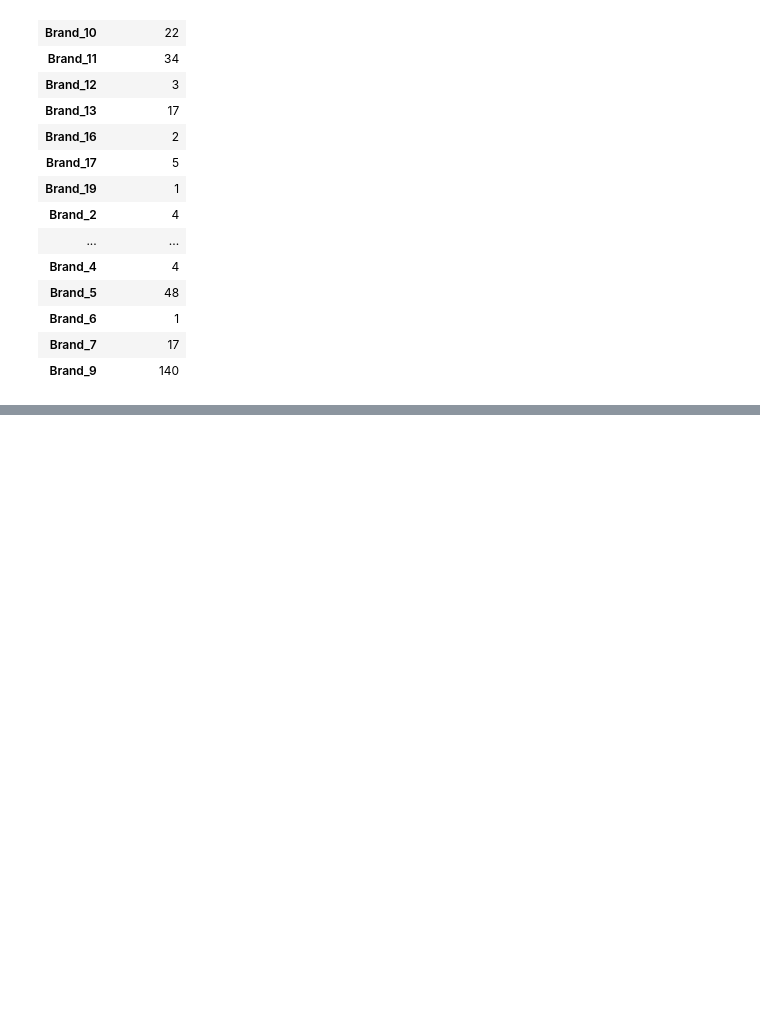
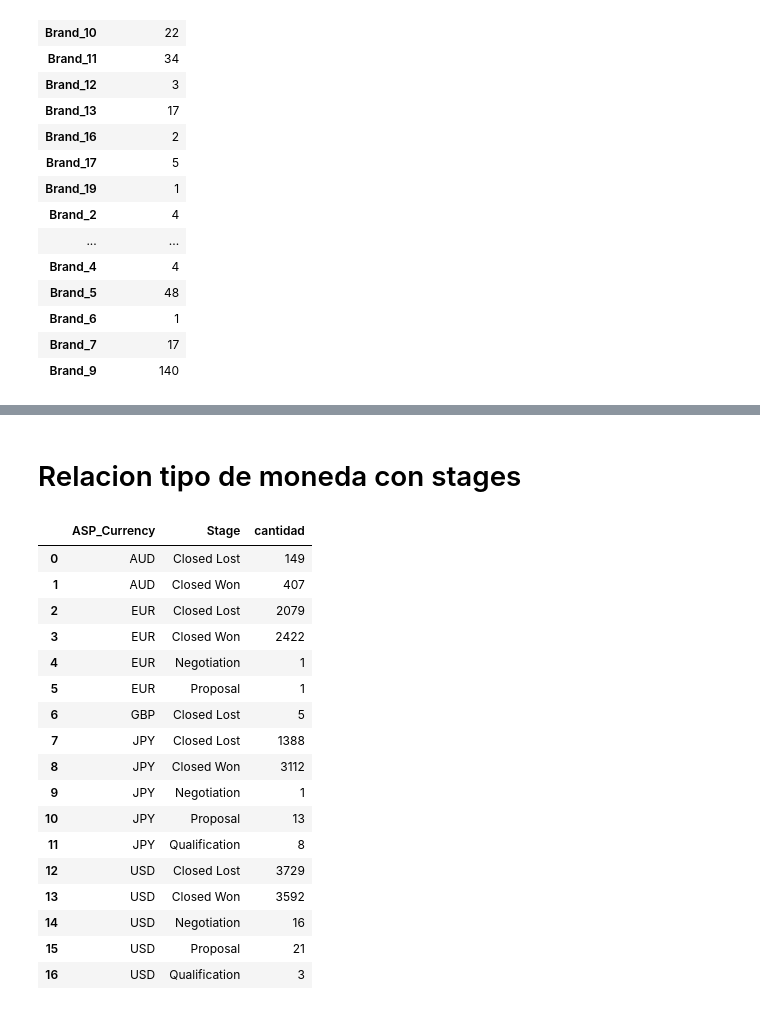
Before and after one commit to joaquinparodi/TP-DATOS, a Jupyter notebook: Analisis/Analisis Joaquin.ipynb, the cells around one changed output, grey strips where cells are left out. Saved outputs shown, nothing was run; the diff lists cells and outputs as text; code cells hidden in the pictures; blank space fills up the shorter version.

```diff
--- a/Analisis/Analisis Joaquin.ipynb
+++ b/Analisis/Analisis Joaquin.ipynb
@@ -176,0 +201,27 @@ pivoted.set_index('Brand')
+# %% [markdown]
+# Relacion tipo de moneda con stages
+# %%
+df = df_original
+grouped = df.groupby(['ASP_Currency','Stage']).agg({'ID':['count']})
+grouped.columns = ['cantidad']
+grouped = grouped.reset_index()
+grouped
+# %% [output]
+|  | ASP_Currency | Stage | cantidad |
+| 0 | AUD | Closed Lost | 149 |
+| 1 | AUD | Closed Won | 407 |
+| 2 | EUR | Closed Lost | 2079 |
+| 3 | EUR | Closed Won | 2422 |
+| 4 | EUR | Negotiation | 1 |
+| 5 | EUR | Proposal | 1 |
+| 6 | GBP | Closed Lost | 5 |
+| 7 | JPY | Closed Lost | 1388 |
+| 8 | JPY | Closed Won | 3112 |
+| 9 | JPY | Negotiation | 1 |
+| 10 | JPY | Proposal | 13 |
+| 11 | JPY | Qualification | 8 |
+| 12 | USD | Closed Lost | 3729 |
+| 13 | USD | Closed Won | 3592 |
+| 14 | USD | Negotiation | 16 |
+| 15 | USD | Proposal | 21 |
+| 16 | USD | Qualification | 3 |
```
Also changed, not shown: parts of 10 cells of this notebook.
